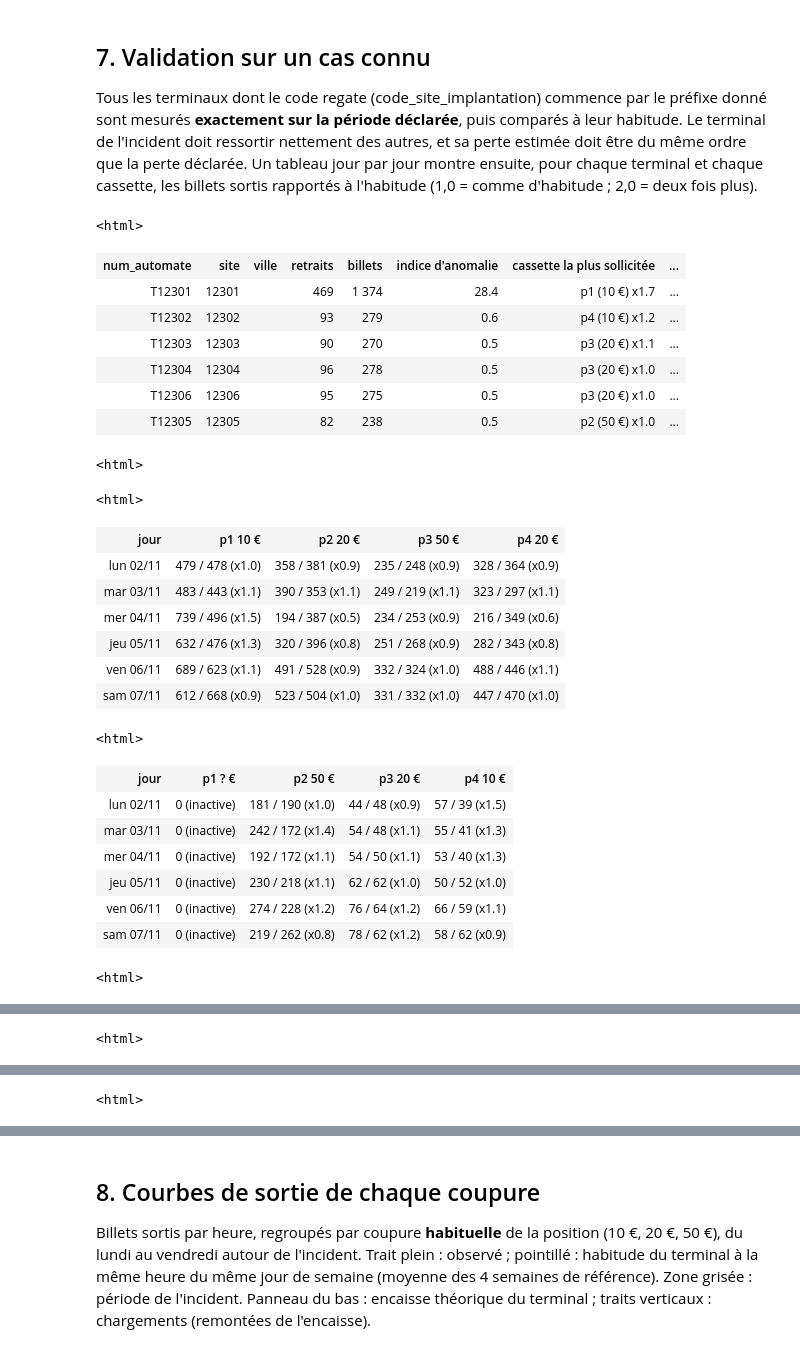
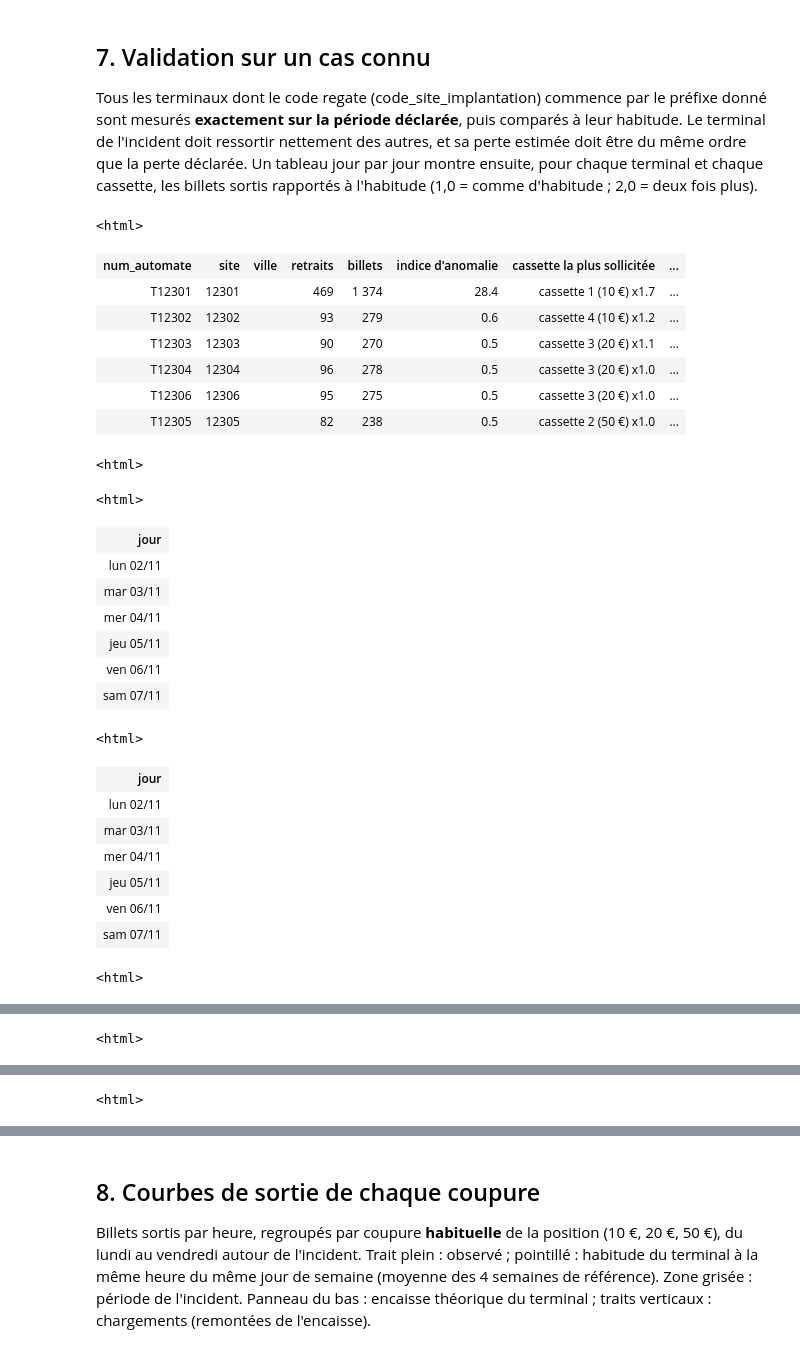
Before and after one commit to LhMaNA/coder_en_pyspark, a Jupyter notebook: detection_cassettes/detection_cassettes_resultats_fictifs.ipynb, the cells around one changed output, grey strips where cells are left out. Drawn from its saved outputs; the diff is of its cells as text; code cells hidden in the pictures.

```diff
--- a/detection_cassettes/detection_cassettes_resultats_fictifs.ipynb
+++ b/detection_cassettes/detection_cassettes_resultats_fictifs.ipynb
@@ -185,7 +185,7 @@ brut["num_automate"] = brut["num_automate"].astype(str)
 
 DEBUT = pd.Timestamp(DEBUT_ANALYSE)
 DEBUT_REF = DEBUT - pd.Timedelta(days=JOURS_REFERENCE)
-FIN = brut["ts"].max().floor("D") + pd.Timedelta(hours=23)
+FIN = brut["ts"].max()      # dernière heure présente : rien n'est inventé après la fin des données
 brut = brut[(brut["ts"] >= DEBUT_REF) & (brut["ts"] <= FIN)]
 
 infos = brut.groupby("num_automate")[["code_site_implantation", "cd_regate", "code_postal", "ville"]].agg(
@@ -447,13 +447,27 @@ def lire_evenement(groupe):
         lecture = "répartition inhabituelle entre cassettes"
     else:
         lecture = "retraits répétés"
+    valeur_txt = "{} €".format(int(val_pos)) if not pd.isna(val_pos) else "valeur inconnue"
+    variation = "{:+.0f} %".format(100 * (obs_pos / att_pos - 1)) if att_pos > 0 else "habituellement aucun"
+    explication = "Du {} au {}, la cassette {} (billets de {}) a distribué {} billets au lieu de {:.0f} " \
+                  "habituellement ({}).".format(debut_pic.strftime("%d/%m %Hh"), pic["ts"].strftime("%d/%m %Hh"),
+                                                pos, valeur_txt, int(obs_pos), att_pos, variation)
+    if charge_debut:
+        explication += " Le terminal a été chargé juste avant : {}.".format(charge_debut)
+    if groupe["signal_repetes"].any():
+        explication += " {} retraits refaits par la même carte en moins de 10 min (environ {:.0f} d'habitude).".format(
+            int(pic["nb_retraits_repetes_10min"]), pic["nb_retraits"] * hab["taux_repetes_ref"])
+    if groupe["signal_valeur"].any():
+        explication += " La valeur déclarée d'une cassette a changé."
+    explication += " Lecture : {}.".format(lecture)
     return pd.Series({
-        "num_automate": terminal, "site": infos.loc[terminal, "code_site_implantation"], "ville": infos.loc[terminal, "ville"],
+        "num_automate": terminal, "explication": explication,
+        "site": infos.loc[terminal, "code_site_implantation"], "ville": infos.loc[terminal, "ville"],
         "lecture proposée": lecture, "signaux": ", ".join(signaux),
         "alerte du": groupe["ts"].min() - pd.Timedelta(hours=FENETRE_HEURES - 1), "au": groupe["ts"].max(),
         "24 h les plus anormales": "{} → {}".format(debut_pic.strftime("%d/%m %Hh"), pic["ts"].strftime("%d/%m %Hh")),
         "chargement au début": charge_debut or "non", "chargement à la fin": charge_fin or "non",
-        "position en cause": "p{} ({} €)".format(pos, int(val_pos) if not pd.isna(val_pos) else "?"),
+        "cassette en cause": "cassette {} ({} €)".format(pos, int(val_pos) if not pd.isna(val_pos) else "?"),
         "billets sortis (24 h)": int(obs_pos), "billets habituels": att_pos,
         "ratio": obs_pos / att_pos if att_pos > 0 else np.nan,
         "part habituelle %": 100 * hab["part_ref_pos{}".format(pos)], "part observée %": 100 * part_obs,
@@ -472,7 +486,8 @@ else:
 afficher_tableau(evenements.drop(columns=["force"]) if len(evenements) else evenements,
                  "Événements de cassettes détectés ({} terminal)".format(
                      evenements["num_automate"].nunique() if len(evenements) else 0),
-                 "Triés du plus fort au plus faible. Score cassettes : écart de répartition divisé par le plus fort "
+                 "Un terminal a 4 cassettes (bacs de billets), numérotées 1 à 4 ; la valeur entre parenthèses est la "
+                 "coupure que la cassette contient d'habitude. Triés du plus fort au plus faible. Score cassettes : écart de répartition divisé par le plus fort "
                  "écart du même terminal en référence (au-dessus de 1, jamais vu en 4 semaines). Perte si inversion : "
                  "10 € x (billets des positions 10 € - billets des positions 20 €) sur les 24 h les plus anormales, "
                  "à n'utiliser que si l'inversion est confirmée.")
@@ -540,13 +555,13 @@ if CAS_CONNU:
         lignes.append({
             "num_automate": terminal, "site": infos.loc[terminal, "code_site_implantation"], "ville": infos.loc[terminal, "ville"],
             "retraits": int(n_ret), "billets": int(b), "indice d'anomalie": indice,
-            "cassette la plus sollicitée": "p{} ({} €) x{:.1f}".format(
+            "cassette la plus sollicitée": "cassette {} ({} €) x{:.1f}".format(
                 k_sur + 1, int(hab["val_ref_pos{}".format(k_sur + 1)]), r_k[k_sur]) if np.isfinite(r_k[k_sur]) else "–",
-            "cassette la moins sollicitée": "p{} ({} €) x{:.1f}".format(
+            "cassette la moins sollicitée": "cassette {} ({} €) x{:.1f}".format(
                 k_sous + 1, int(hab["val_ref_pos{}".format(k_sous + 1)]), r_k[k_sous]) if np.isfinite(r_k[k_sous]) else "–",
-            "cassette inactive réactivée": ", ".join("p{}".format(k) for k in inactives) or "non",
+            "cassette inactive réactivée": ", ".join("cassette {}".format(k) for k in inactives) or "non",
             "score cassettes": g_stat / seuil if b >= MIN_BILLETS_FENETRE else np.nan,
-            "position la plus déviée": "p{} ({} €)".format(k_max + 1, int(hab["val_ref_pos{}".format(k_max + 1)]) if not pd.isna(hab["val_ref_pos{}".format(k_max + 1)]) else "?"),
+            "cassette la plus déviée": "cassette {} ({} €)".format(k_max + 1, int(hab["val_ref_pos{}".format(k_max + 1)]) if not pd.isna(hab["val_ref_pos{}".format(k_max + 1)]) else "?"),
             "part habituelle %": 100 * hab["part_ref_pos{}".format(k_max + 1)],
             "part observée %": 100 * o[k_max] / max(b, 1),
             "retraits répétés": int(rep), "attendus": n_ret * hab["taux_repetes_ref"],
@@ -581,53 +596,53 @@ if CAS_CONNU:
         # tableau jour par jour, cassette par cassette (billets sortis / billets habituels)
         j0 = d0.floor("D") - pd.Timedelta(days=CAS_CONNU.get("jours_autour", 2))
         j1 = d1.floor("D") + pd.Timedelta(days=CAS_CONNU.get("jours_autour", 2) + 1)
         zone = grille[grille["num_automate"].isin(terminals) & (grille["ts"] >= j0) & (grille["ts"] < j1)].copy()
         JOURS_FR = ["lun", "mar", "mer", "jeu", "ven", "sam", "dim"]
         zone["jour"] = zone["ts"].dt.dayofweek.map(lambda j: JOURS_FR[j]) + " " + zone["ts"].dt.strftime("%d/%m")
         jours = zone.groupby(["num_automate", "jour"], sort=False)[BILLETS + ATTENDUS].sum()
         lignes_j = []
         for (terminal, jour), v in jours.iterrows():
             hab = habitude.loc[terminal]
             ligne = {"num_automate": terminal, "jour": jour}
             for k in POSITIONS:
-                nom = "p{} {} €".format(k, int(hab["val_ref_pos{}".format(k)]) if not pd.isna(hab["val_ref_pos{}".format(k)]) else "?")
+                nom = "cassette {} ({} €)".format(k, int(hab["val_ref_pos{}".format(k)]) if not pd.isna(hab["val_ref_pos{}".format(k)]) else "?")
                 o_, a_ = v["nb_billets_pos{}".format(k)], v["attendu_pos{}".format(k)]
                 ligne[nom] = "{} / {:.0f} (x{:.1f})".format(int(o_), a_, o_ / a_) if a_ >= 1 else \
                     ("{} (inactive)".format(int(o_)) if not hab["active_pos{}".format(k)] else str(int(o_)))
             lignes_j.append(ligne)
         tableau_jours = pd.DataFrame(lignes_j)
         ordre = list(candidats["num_automate"])
         tableau_jours["ordre"] = tableau_jours["num_automate"].map({g: i for i, g in enumerate(ordre)})
         tableau_jours = tableau_jours.sort_values(["ordre"], kind="mergesort").drop(columns="ordre")
         for terminal in ordre[:5]:
             t = tableau_jours[tableau_jours["num_automate"] == terminal].dropna(axis=1, how="all")
             t = t.loc[:, [c for c in t.columns if c == "jour" or c.startswith("p")]]
             afficher_tableau(t, "{} — billets sortis / habituels, jour par jour".format(terminal),
                              "Chaque case : billets sortis / billets habituels du même jour de semaine (x ratio).")
 # %% [output]
 <html>
 | num_automate | site | ville | retraits | billets | indice d'anomalie | cassette la plus sollicitée | ... |
-| T12301 | 12301 |  | 469 | 1 374 | 28.4 | p1 (10 €) x1.7 | ... |
-| T12302 | 12302 |  | 93 | 279 | 0.6 | p4 (10 €) x1.2 | ... |
-| T12303 | 12303 |  | 90 | 270 | 0.5 | p3 (20 €) x1.1 | ... |
-| T12304 | 12304 |  | 96 | 278 | 0.5 | p3 (20 €) x1.0 | ... |
-| T12306 | 12306 |  | 95 | 275 | 0.5 | p3 (20 €) x1.0 | ... |
-| T12305 | 12305 |  | 82 | 238 | 0.5 | p2 (50 €) x1.0 | ... |
+| T12301 | 12301 |  | 469 | 1 374 | 28.4 | cassette 1 (10 €) x1.7 | ... |
+| T12302 | 12302 |  | 93 | 279 | 0.6 | cassette 4 (10 €) x1.2 | ... |
+| T12303 | 12303 |  | 90 | 270 | 0.5 | cassette 3 (20 €) x1.1 | ... |
+| T12304 | 12304 |  | 96 | 278 | 0.5 | cassette 3 (20 €) x1.0 | ... |
+| T12306 | 12306 |  | 95 | 275 | 0.5 | cassette 3 (20 €) x1.0 | ... |
+| T12305 | 12305 |  | 82 | 238 | 0.5 | cassette 2 (50 €) x1.0 | ... |
 <html>
 <html>
-| jour | p1 10 € | p2 20 € | p3 50 € | p4 20 € |
-| lun 02/11 | 479 / 478 (x1.0) | 358 / 381 (x0.9) | 235 / 248 (x0.9) | 328 / 364 (x0.9) |
-| mar 03/11 | 483 / 443 (x1.1) | 390 / 353 (x1.1) | 249 / 219 (x1.1) | 323 / 297 (x1.1) |
-| mer 04/11 | 739 / 496 (x1.5) | 194 / 387 (x0.5) | 234 / 253 (x0.9) | 216 / 349 (x0.6) |
-| jeu 05/11 | 632 / 476 (x1.3) | 320 / 396 (x0.8) | 251 / 268 (x0.9) | 282 / 343 (x0.8) |
-| ven 06/11 | 689 / 623 (x1.1) | 491 / 528 (x0.9) | 332 / 324 (x1.0) | 488 / 446 (x1.1) |
-| sam 07/11 | 612 / 668 (x0.9) | 523 / 504 (x1.0) | 331 / 332 (x1.0) | 447 / 470 (x1.0) |
+| jour |
+| lun 02/11 |
+| mar 03/11 |
+| mer 04/11 |
+| jeu 05/11 |
+| ven 06/11 |
+| sam 07/11 |
 <html>
-| jour | p1 ? € | p2 50 € | p3 20 € | p4 10 € |
-| lun 02/11 | 0 (inactive) | 181 / 190 (x1.0) | 44 / 48 (x0.9) | 57 / 39 (x1.5) |
-| mar 03/11 | 0 (inactive) | 242 / 172 (x1.4) | 54 / 48 (x1.1) | 55 / 41 (x1.3) |
-| mer 04/11 | 0 (inactive) | 192 / 172 (x1.1) | 54 / 50 (x1.1) | 53 / 40 (x1.3) |
-| jeu 05/11 | 0 (inactive) | 230 / 218 (x1.1) | 62 / 62 (x1.0) | 50 / 52 (x1.0) |
-| ven 06/11 | 0 (inactive) | 274 / 228 (x1.2) | 76 / 64 (x1.2) | 66 / 59 (x1.1) |
-| sam 07/11 | 0 (inactive) | 219 / 262 (x0.8) | 78 / 62 (x1.2) | 58 / 62 (x0.9) |
+| jour |
+| lun 02/11 |
+| mar 03/11 |
+| mer 04/11 |
+| jeu 05/11 |
+| ven 06/11 |
+| sam 07/11 |
 <html>
```
Also changed, not shown: parts of 5 cells of this notebook, 3 other files.
